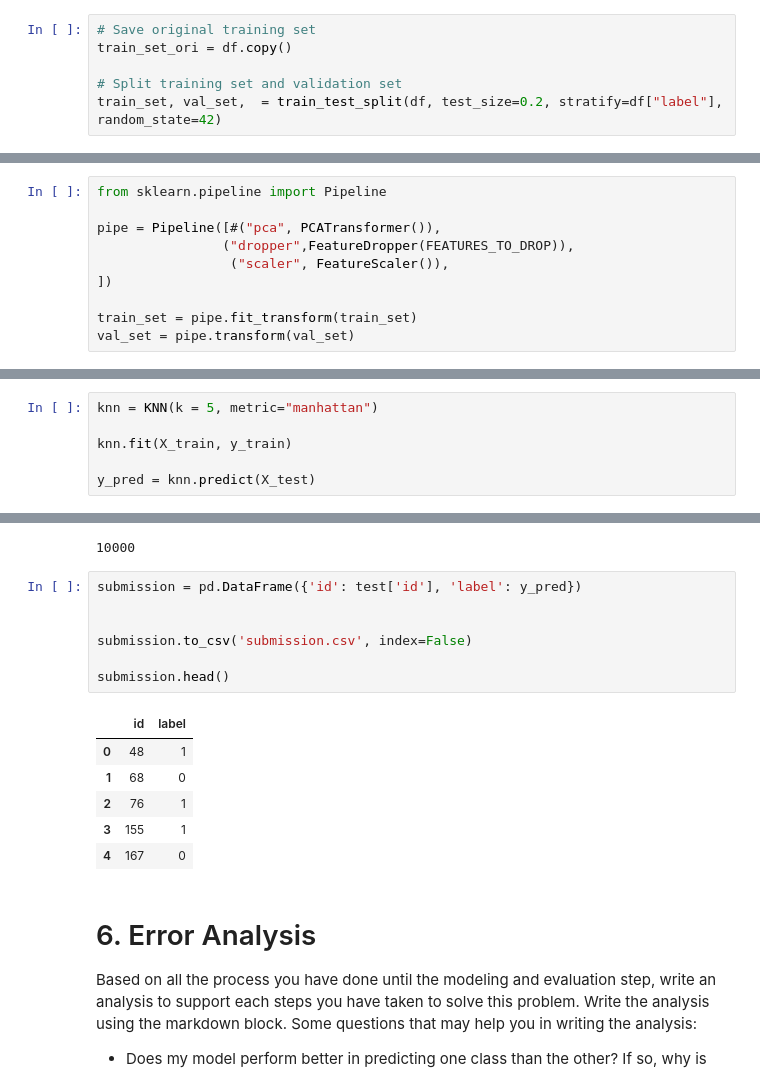
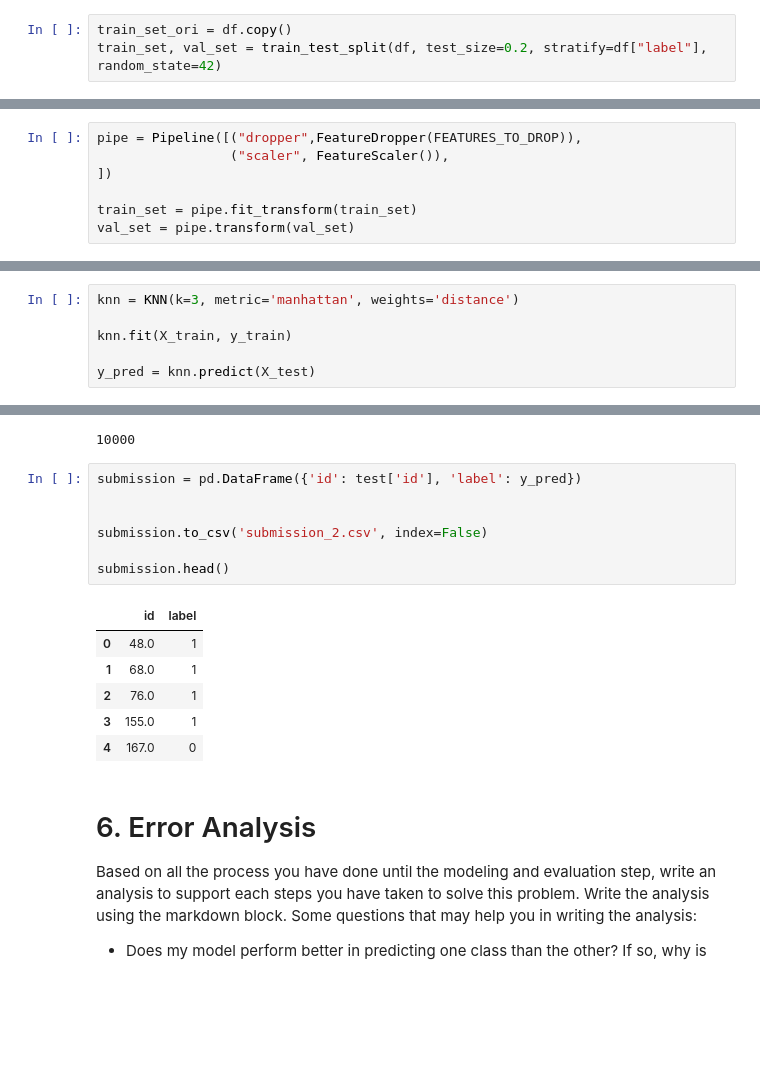
Before and after one commit to rickywijayaaa/Tubes2DAI, a Jupyter notebook: IF3070_DAI___Tugas_Besar_2_Notebook_Template.ipynb, the cells around one changed output, grey strips where cells are left out. Saved outputs shown, nothing was run; the diff lists cells and outputs as text; blank space fills up the shorter version.

```diff
--- a/IF3070_DAI___Tugas_Besar_2_Notebook_Template.ipynb
+++ b/IF3070_DAI___Tugas_Besar_2_Notebook_Template.ipynb
@@ -69,11 +68,8 @@ Splitting the training and validation set works as an early diagnostic towards t
 
 Note: For training, you should use the data contained in the `train` folder given by the TA. The `test` data is only used for kaggle submission.
 # %%
-# Save original training set
 train_set_ori = df.copy()
-
-# Split training set and validation set
-train_set, val_set,  = train_test_split(df, test_size=0.2, stratify=df["label"], random_state=42)
+train_set, val_set = train_test_split(df, test_size=0.2, stratify=df["label"], random_state=42)
 # %% [markdown]
 # 2. Data Cleaning and Preprocessing
 
@@ -738,10 +735,7 @@ All of the preprocessing classes or functions defined earlier will be compiled i
 # %% [markdown]
 If you use sklearn to create preprocessing classes, you can list your preprocessing classes in the Pipeline object sequentially, and then fit and transform your data.
 # %%
-from sklearn.pipeline import Pipeline
-
-pipe = Pipeline([#("pca", PCATransformer()),
-                ("dropper",FeatureDropper(FEATURES_TO_DROP)),
+pipe = Pipeline([("dropper",FeatureDropper(FEATURES_TO_DROP)),
                  ("scaler", FeatureScaler()),
 ])
 
@@ -1015,5 +1041,5 @@ KeyboardInterrupt:
 # %%
-knn = KNN(k = 5, metric="manhattan")
+knn = KNN(k=3, metric='manhattan', weights='distance')
 
 knn.fit(X_train, y_train)
 
@@ -1029,17 +1055,17 @@ len(y_pred)
 # %%
 submission = pd.DataFrame({'id': test['id'], 'label': y_pred})
 
 
-submission.to_csv('submission.csv', index=False)
+submission.to_csv('submission_2.csv', index=False)
 
 submission.head()
 # %% [output]
 |  | id | label |
-| 0 | 48 | 1 |
-| 1 | 68 | 0 |
-| 2 | 76 | 1 |
-| 3 | 155 | 1 |
-| 4 | 167 | 0 |
+| 0 | 48.0 | 1 |
+| 1 | 68.0 | 1 |
+| 2 | 76.0 | 1 |
+| 3 | 155.0 | 1 |
+| 4 | 167.0 | 0 |
 # %% [markdown]
 # 6. Error Analysis
 
```
Also changed, not shown: parts of 38 cells of this notebook, 2 other files.
